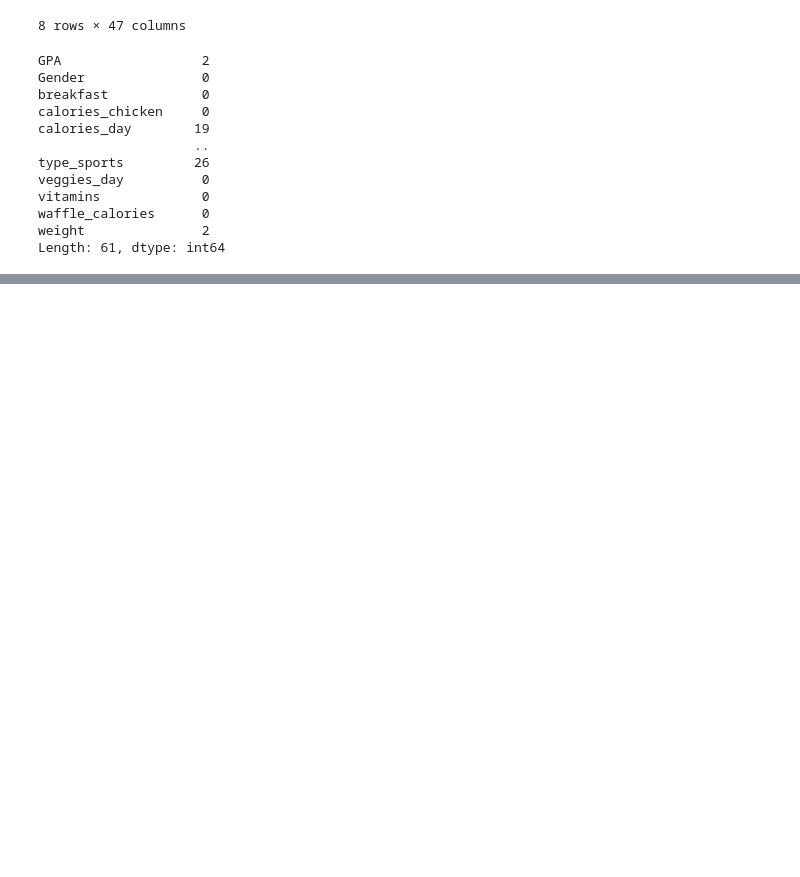
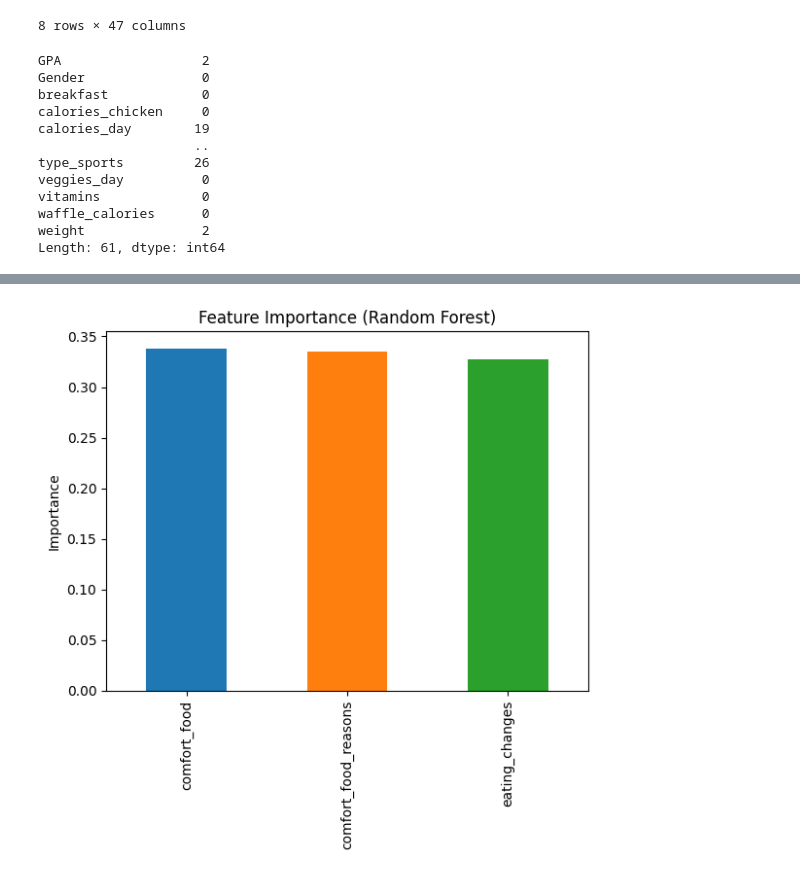
Before and after one commit to maria-kisakye/data_mining_models, a Jupyter notebook: classification model.ipynb, the cells around one changed output, grey strips where cells are left out. Cells and saved outputs as stored; diff of their text form; code cells hidden in the pictures; blank space fills up the shorter version.

```diff
--- a/classification model.ipynb
+++ b/classification model.ipynb
@@ -78,0 +216,7 @@ df['calories_day'] = df['calories_day'].fillna(df['calories_day'].mean())
+# %%
+#initialize and train
+rf = RandomForestClassifier(n_estimators=200, random_state=42)
+rf.fit(X_train, Y_train)
+#predict
+pred_rf = rf.predict(X_test)
+print('Accuracy:', accuracy_score(Y_test, pred_rf))
@@ -78,0 +236,11 @@ df['calories_day'] = df['calories_day'].fillna(df['calories_day'].mean())
+# %%
+
+
+# Feature importance from Random Forest
+importances = pd.Series(rf.feature_importances_, index=X.columns)
+importances.sort_values(ascending=False).plot(kind='bar', color=['#1f77b4', '#ff7f0e', '#2ca02c'])
+plt.title('Feature Importance (Random Forest)')
+plt.ylabel('Importance')
+plt.show()
+# %% [output]
+[figure, added]
```
Also changed, not shown: parts of 19 cells of this notebook.
